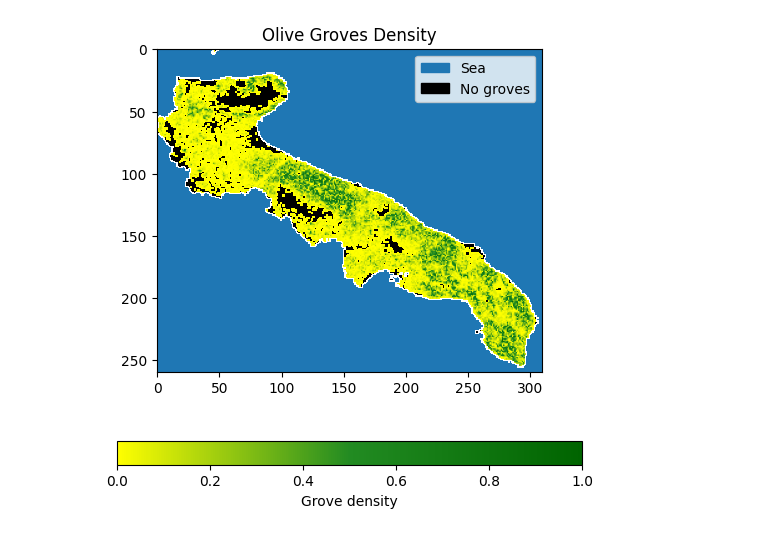
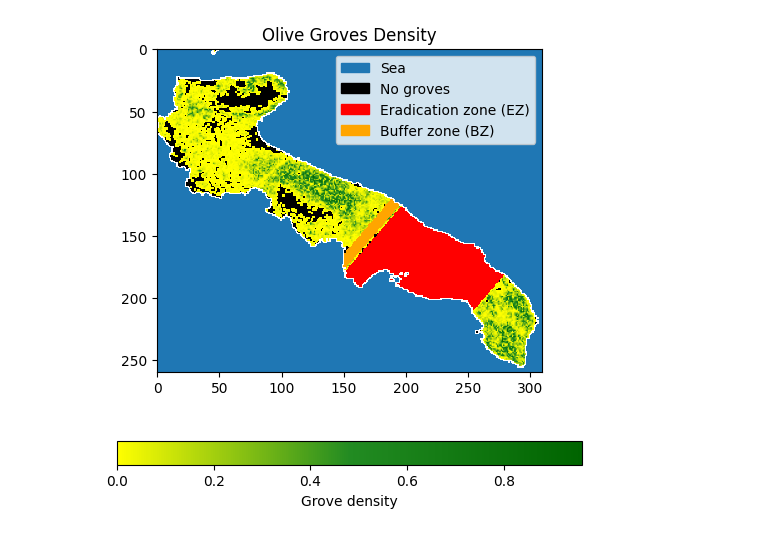
Before and after one commit to LeonMengoni/Xylella-Fastidiosa, a Jupyter notebook: Xylella_simulation.ipynb, the cells around one changed output. Saved outputs shown, nothing was run; the diff lists cells and outputs as text; code cells hidden in the pictures.

```diff
--- a/Xylella_simulation.ipynb
+++ b/Xylella_simulation.ipynb
@@ -5,21 +52,15 @@ from GridClass import *
 # %%
 # CREATE OLIVE GROVE DENSITY, FROM FILE OR RANDOMLY GENERATED
-
-np.random.seed(5)
-
-FROM_FILE = True
 
 if FROM_FILE:
     file_path = "olivegrowthprop.mat"
     mat = sp.io.loadmat(file_path)
-    GRID = Grid(density=mat["olivegrowthprop"])
+    GRID = Grid(density=mat["olivegrowthprop"], control=CONTROL, EZW=EZW, BZW=BZW)
 
 else:
-    H = 4
-    W = 4
-    GRID = Grid(shape=(H,W))
+    GRID = Grid(shape=(ROWS, COLS))
 
 # PLOT DISTRIBUTION OF OLIVE GROVES
 GRID.plot_density(figsize=(6,6))
 # %% [output]
-[figure, old version]
+[figure, new version]
```
Also changed, not shown: parts of 11 cells of this notebook, 1 other file.
